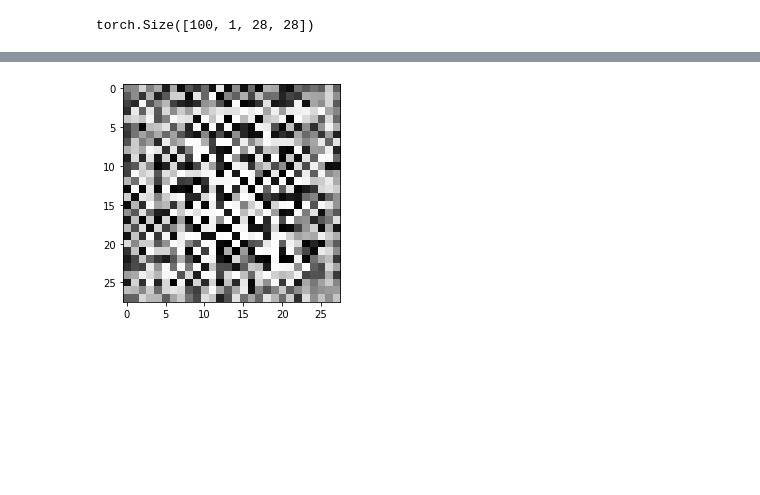
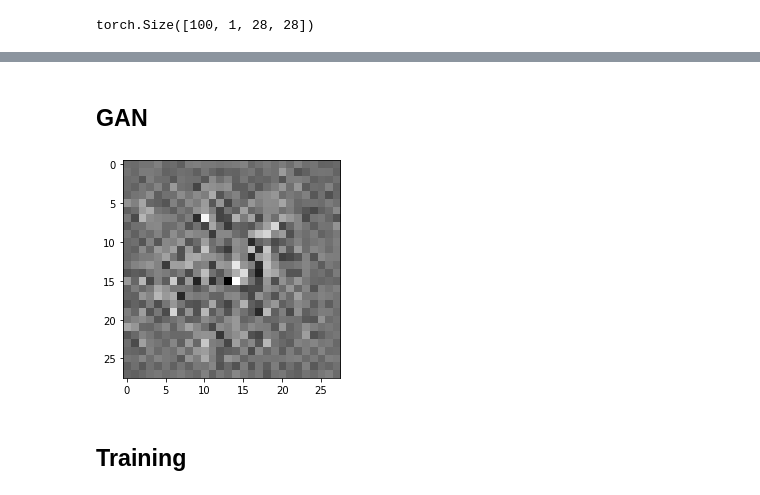
Before and after one commit to omargup/deep_convolutional_gan, a Jupyter notebook: convolutional_gan.ipynb, the cells around one changed output, grey strips where cells are left out. Saved outputs shown, nothing was run; the diff lists cells and outputs as text; code cells hidden in the pictures; blank space fills up the shorter version.

Commit message:
adding training section

```diff
--- a/convolutional_gan.ipynb
+++ b/convolutional_gan.ipynb
@@ -50,3 +53,5 @@ plt.show()
+# %% [markdown]
+## GAN
 # %%
 class Generator(nn.Module):
     def __init__(self, input_channels=64, output_channels=1, hidden_channels=64):
@@ -98,17 +100,26 @@ def noise_generator(batch_size, latent_size):
+# %%
+def init_weights(m):
+    if isinstance(m, nn.Conv2d) or isinstance(m, nn.ConvTranspose2d):
+        nn.init.normal_(m.weight, 0.0, 0.02)
+    elif isinstance(m, nn.BatchNorm2d):
+        nn.init.normal_(m.weight, 0.0, 0.02)
+        nn.init.constant_(m.bias, 0)
 # %%
 # Testing Generator
 generator = Generator(input_channels = 64,  # latent_size
                       output_channels = 1,  # Number of channels of the image
                       hidden_channels = 64).to(device)
 
-noise_vector = noise_generator(1, 64)
-# noise_vector: [1, 64]
-noise_vector = noise_vector.view(1, 64, 1, 1)
-# noise_vector: [batch_size, channels=latent_dimension, width=1, height=1]
+generator = generator.apply(init_weights)
+
+noise_vector = noise_vector = torch.randn([1,64,1,1], device=device)
+# noise_vector: [batch_size=1, channels=latent_size=64, width=1, height=1]
 fake_img = generator(noise_vector)
 # fake_img: [batch_size, channels=1, width=28, height=28]
 fake_img = denormalize(fake_img.detach().cpu().permute(0, 2, 3, 1))
 plt.imshow(fake_img[0], cmap='gray')
 plt.show()
 # %% [output]
-[figure, old version]
+[figure, new version]
+# %% [markdown]
+## Training
```
Also changed, not shown: parts of 16 cells of this notebook, 4 other files.
